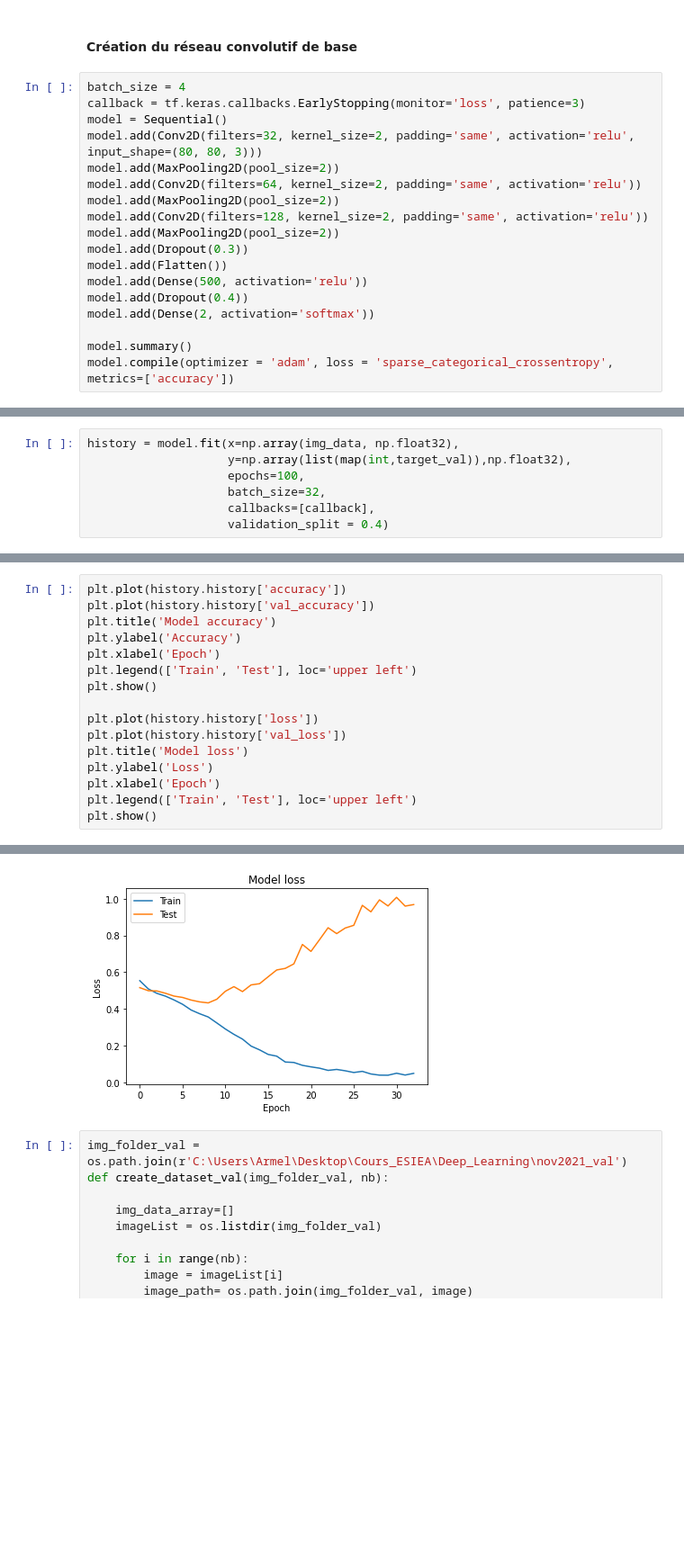
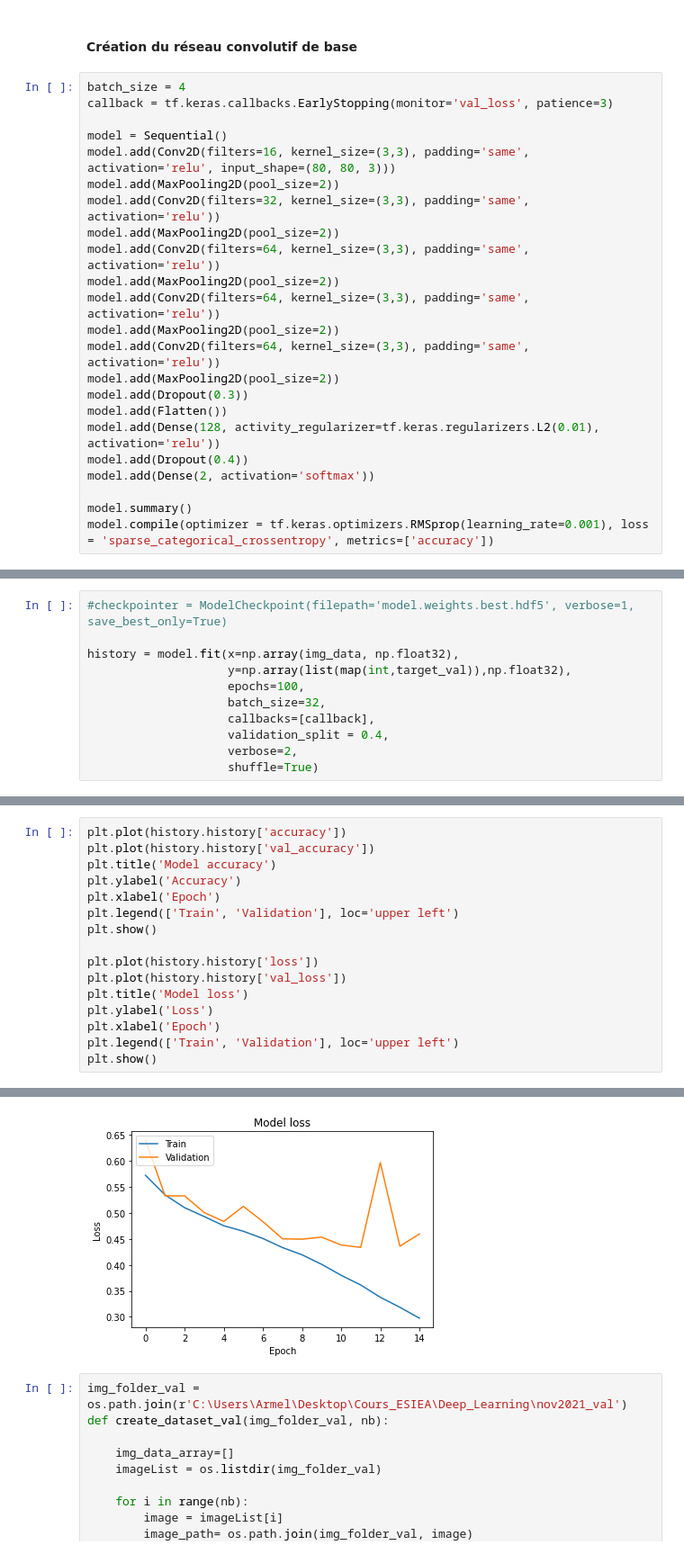
Before and after one commit to atchiasso/IAData_cours_2, a Jupyter notebook: Deep_Learning/projet_deep_learning.ipynb, the cells around one changed output, grey strips where cells are left out. Shown at 90% size. Cells and saved outputs as stored; diff of their text form; blank space fills up the shorter version.

Commit message:
update parameters model

```diff
--- a/Deep_Learning/projet_deep_learning.ipynb
+++ b/Deep_Learning/projet_deep_learning.ipynb
@@ -112,20 +113,25 @@ target_val = [target_dict[class_name[i]] for i in range(len(class_name))]
 #### Création du réseau convolutif de base
 # %%
 batch_size = 4
-callback = tf.keras.callbacks.EarlyStopping(monitor='loss', patience=3)
+callback = tf.keras.callbacks.EarlyStopping(monitor='val_loss', patience=3)
+
 model = Sequential()
-model.add(Conv2D(filters=32, kernel_size=2, padding='same', activation='relu', input_shape=(80, 80, 3)))
+model.add(Conv2D(filters=16, kernel_size=(3,3), padding='same', activation='relu', input_shape=(80, 80, 3)))
 model.add(MaxPooling2D(pool_size=2))
-model.add(Conv2D(filters=64, kernel_size=2, padding='same', activation='relu'))
+model.add(Conv2D(filters=32, kernel_size=(3,3), padding='same', activation='relu'))
 model.add(MaxPooling2D(pool_size=2))
-model.add(Conv2D(filters=128, kernel_size=2, padding='same', activation='relu'))
+model.add(Conv2D(filters=64, kernel_size=(3,3), padding='same', activation='relu'))
+model.add(MaxPooling2D(pool_size=2))
+model.add(Conv2D(filters=64, kernel_size=(3,3), padding='same', activation='relu'))
+model.add(MaxPooling2D(pool_size=2))
+model.add(Conv2D(filters=64, kernel_size=(3,3), padding='same', activation='relu'))
 model.add(MaxPooling2D(pool_size=2))
 model.add(Dropout(0.3))
 model.add(Flatten())
-model.add(Dense(500, activation='relu'))
+model.add(Dense(128, activity_regularizer=tf.keras.regularizers.L2(0.01), activation='relu'))
 model.add(Dropout(0.4))
 model.add(Dense(2, activation='softmax'))
 
 model.summary()
-model.compile(optimizer = 'adam', loss = 'sparse_categorical_crossentropy', metrics=['accuracy'])
+model.compile(optimizer = tf.keras.optimizers.RMSprop(learning_rate=0.001), loss = 'sparse_categorical_crossentropy', metrics=['accuracy'])
 # %% [output]
@@ -147,11 +153,15 @@ Trainable params: 6,443,070
 Non-trainable params: 0
 _________________________________________________________________
 # %%
+#checkpointer = ModelCheckpoint(filepath='model.weights.best.hdf5', verbose=1, save_best_only=True)
+
 history = model.fit(x=np.array(img_data, np.float32),
                     y=np.array(list(map(int,target_val)),np.float32),
                     epochs=100,
                     batch_size=32,
                     callbacks=[callback],
-                    validation_split = 0.4)
+                    validation_split = 0.4,
+                    verbose=2,
+                    shuffle=True)
 # %% [output]
 Epoch 1/100
@@ -177,7 +187,7 @@ plt.plot(history.history['val_accuracy'])
 plt.title('Model accuracy')
 plt.ylabel('Accuracy')
 plt.xlabel('Epoch')
-plt.legend(['Train', 'Test'], loc='upper left')
+plt.legend(['Train', 'Validation'], loc='upper left')
 plt.show()
 
 plt.plot(history.history['loss'])
@@ -185,6 +195,6 @@ plt.plot(history.history['val_loss'])
 plt.title('Model loss')
 plt.ylabel('Loss')
 plt.xlabel('Epoch')
-plt.legend(['Train', 'Test'], loc='upper left')
+plt.legend(['Train', 'Validation'], loc='upper left')
 plt.show()
 # %% [output]
@@ -192,4 +202,4 @@ plt.show()
-[figure, old version]
+[figure, new version]
 # %%
 img_folder_val = os.path.join(r'C:\Users\Armel\Desktop\Cours_ESIEA\Deep_Learning\nov2021_val')
 def create_dataset_val(img_folder_val, nb):
```
Also changed, not shown: parts of 6 cells of this notebook, 1 other file.
